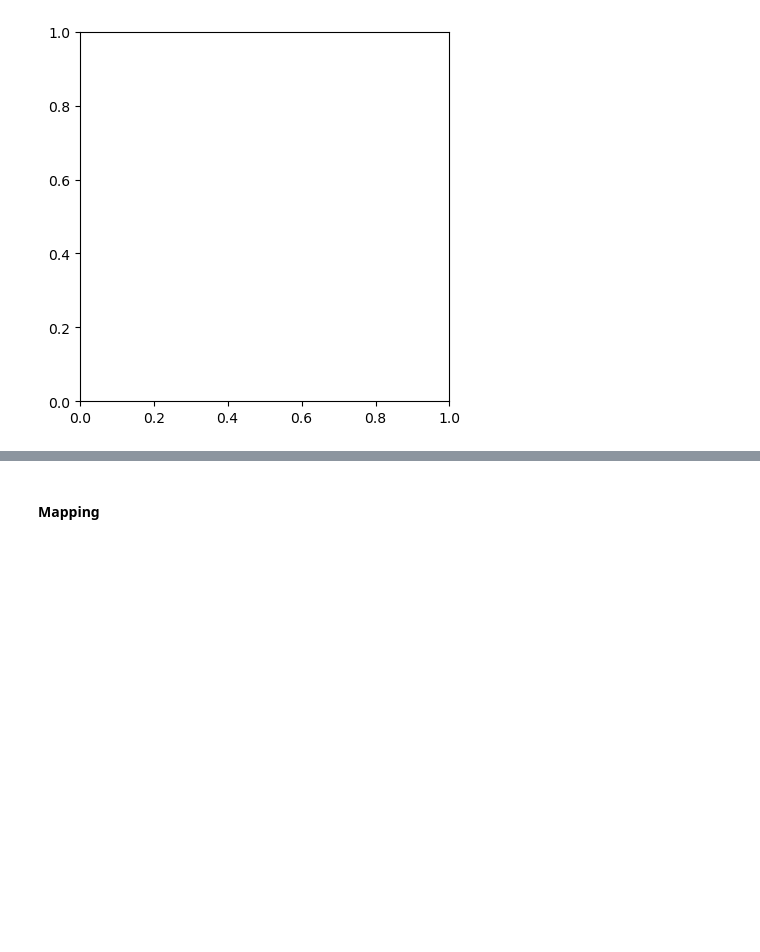
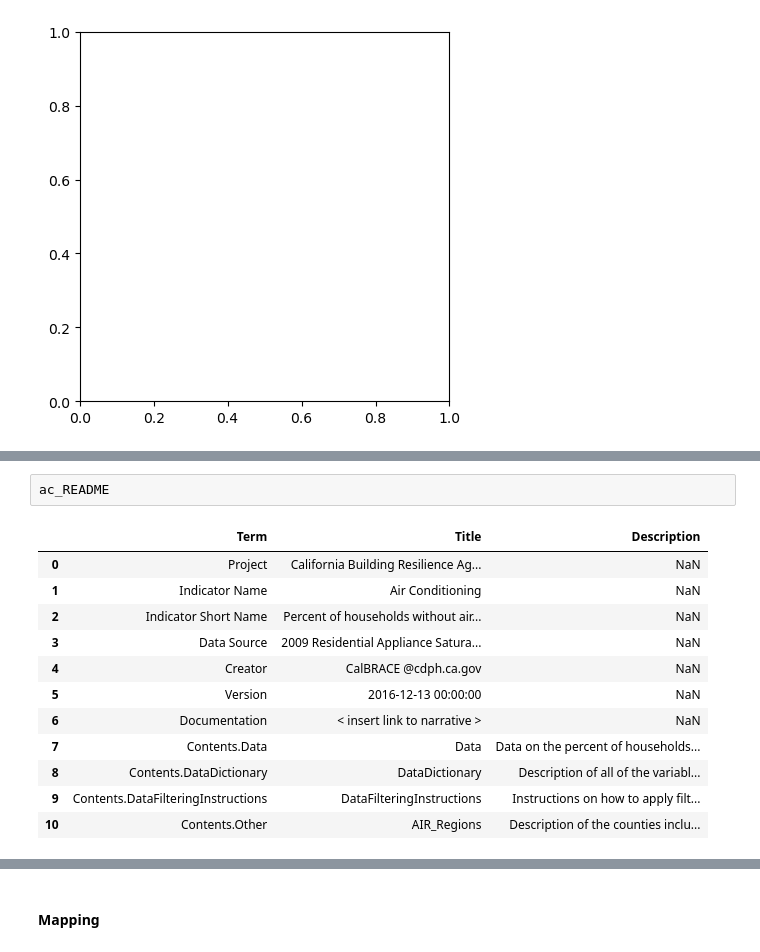
Before and after one commit to The2035Initiative/cca_grid_modeling_project, a Jupyter notebook: identifying_ctracts_oversampling.ipynb, the cells around one changed output, grey strips where cells are left out. Drawn from its saved outputs; the diff is of its cells as text; blank space fills up the shorter version.

```diff
--- a/identifying_ctracts_oversampling.ipynb
+++ b/identifying_ctracts_oversampling.ipynb
@@ -343,0 +397,15 @@ ejscreen_geo.plot()
+# %%
+ac_README
+# %% [output]
+|  | Term | Title | Description |
+| 0 | Project | California Building Resilience Ag... | NaN |
+| 1 | Indicator Name | Air Conditioning | NaN |
+| 2 | Indicator Short Name | Percent of households without air... | NaN |
+| 3 | Data Source | 2009 Residential Appliance Satura... | NaN |
+| 4 | Creator | CalBRACE @cdph.ca.gov | NaN |
+| 5 | Version | 2016-12-13 00:00:00 | NaN |
+| 6 | Documentation | < insert link to narrative > | NaN |
+| 7 | Contents.Data | Data | Data on the percent of households... |
+| 8 | Contents.DataDictionary | DataDictionary | Description of all of the variabl... |
+| 9 | Contents.DataFilteringInstructions | DataFilteringInstructions | Instructions on how to apply filt... |
+| 10 | Contents.Other | AIR_Regions | Description of the counties inclu... |
```
Also changed, not shown: parts of 10 cells of this notebook.
